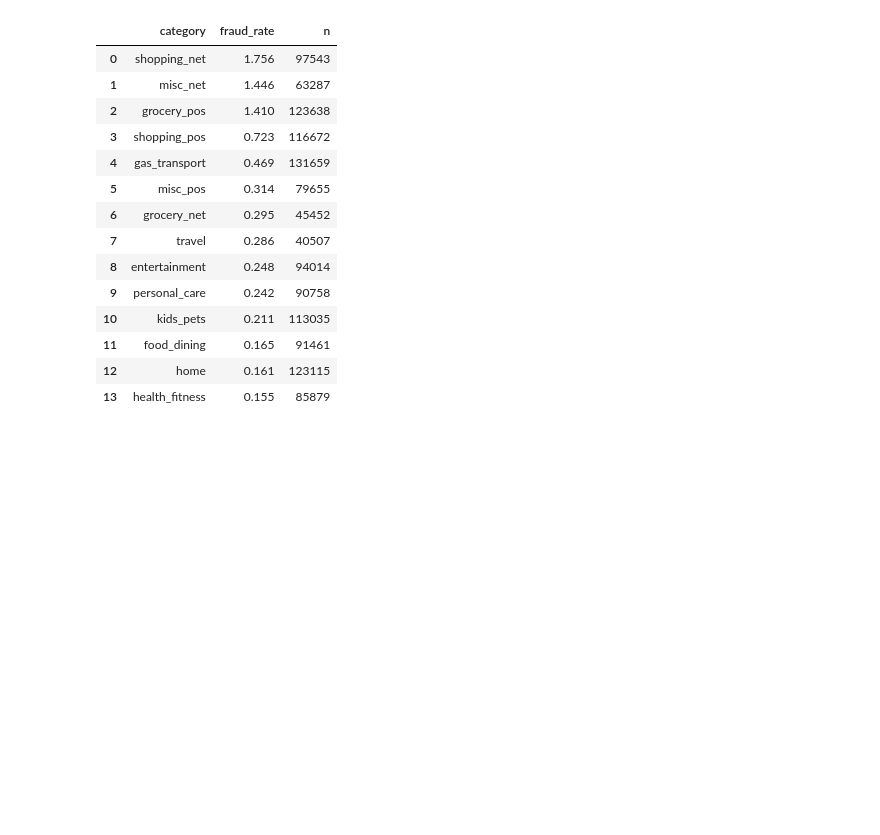
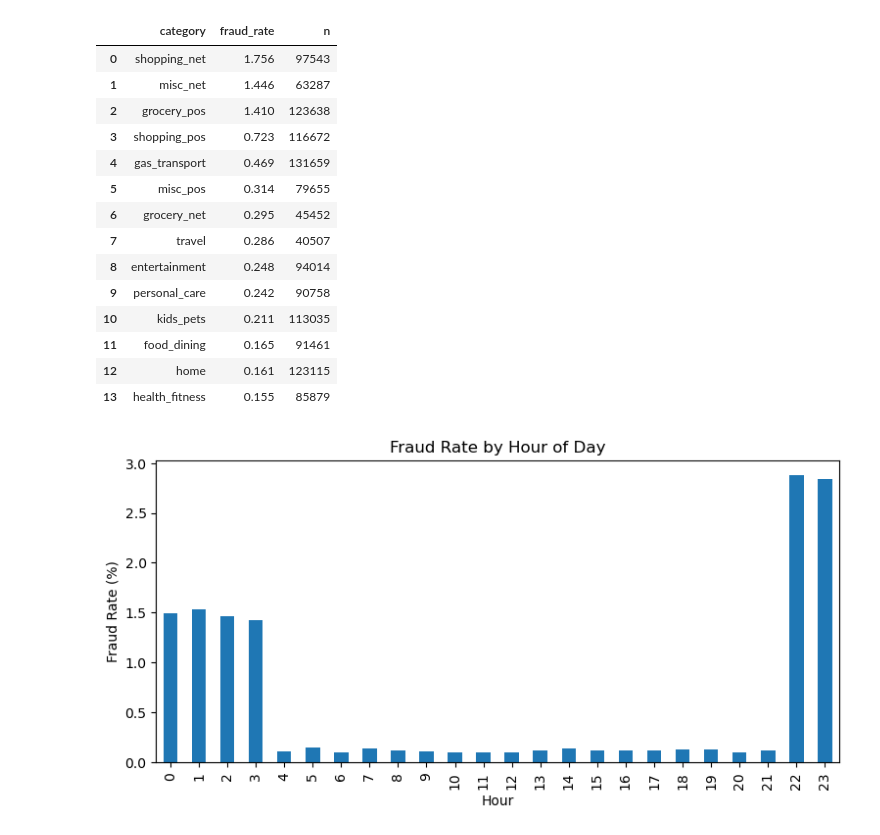
Before and after one commit to m7parikh/creditcard_fraud_model, a Jupyter notebook: pull_data.ipynb, the cells around one changed output. Saved outputs shown, nothing was run; the diff lists cells and outputs as text; code cells hidden in the pictures; blank space fills up the shorter version.

Commit message:
check to see fraud rates by time of day

```diff
--- a/pull_data.ipynb
+++ b/pull_data.ipynb
@@ -112,3 +112,17 @@ category_fraud
 | 11 | food_dining | 0.165 | 91461 |
 | 12 | home | 0.161 | 123115 |
 | 13 | health_fitness | 0.155 | 85879 |
+# %%
+train_data["trans_date_trans_time"] = pd.to_datetime(train_data["trans_date_trans_time"])
+train_data["hour"] = train_data["trans_date_trans_time"].dt.hour
+
+hourly_rate = train_data.groupby("hour")["is_fraud"].mean() * 100
+
+fig, ax = plt.subplots(figsize=(9, 4))
+hourly_rate.plot(kind="bar", ax=ax)
+ax.set_ylabel("Fraud Rate (%)")
+ax.set_title("Fraud Rate by Hour of Day")
+ax.set_xlabel("Hour")
+plt.show()
+# %% [output]
+[figure, added]
```
